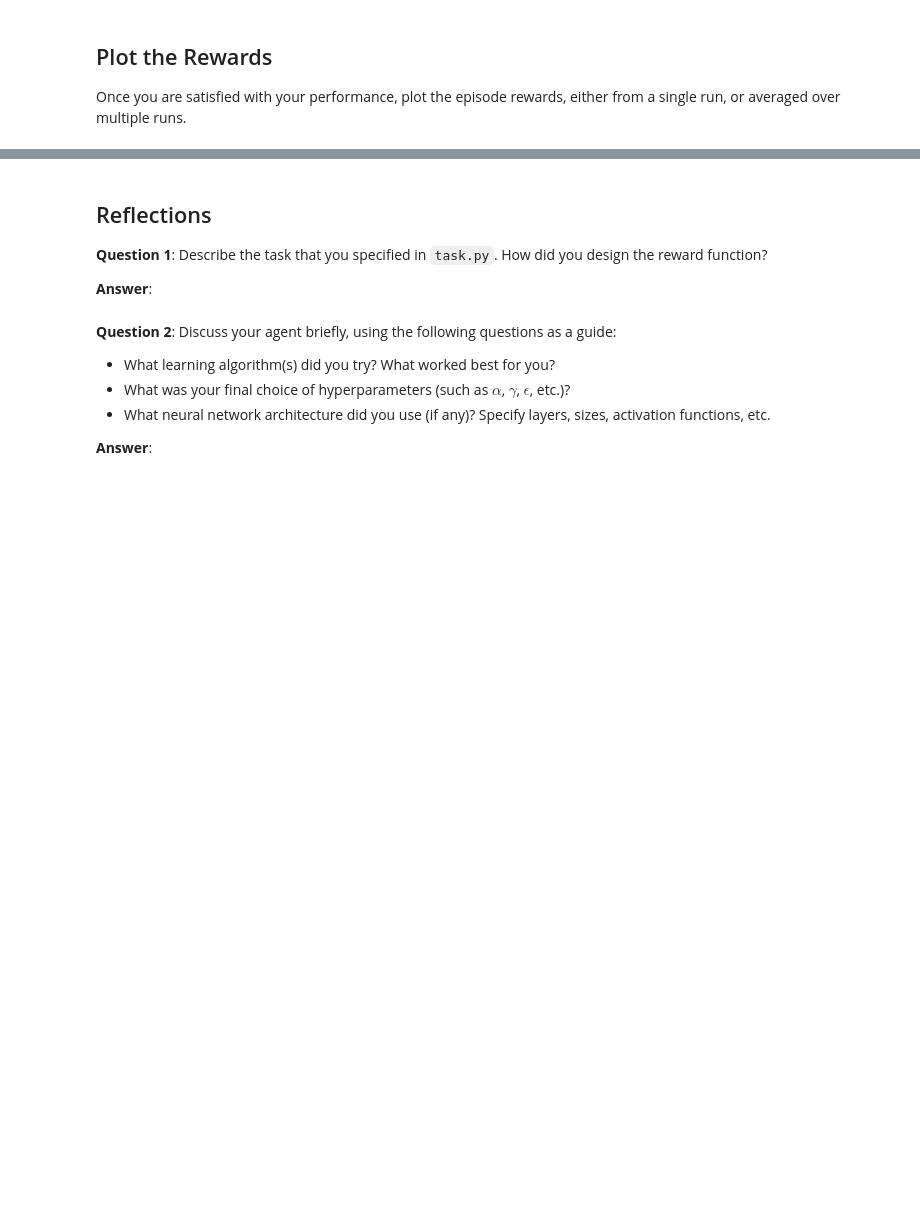
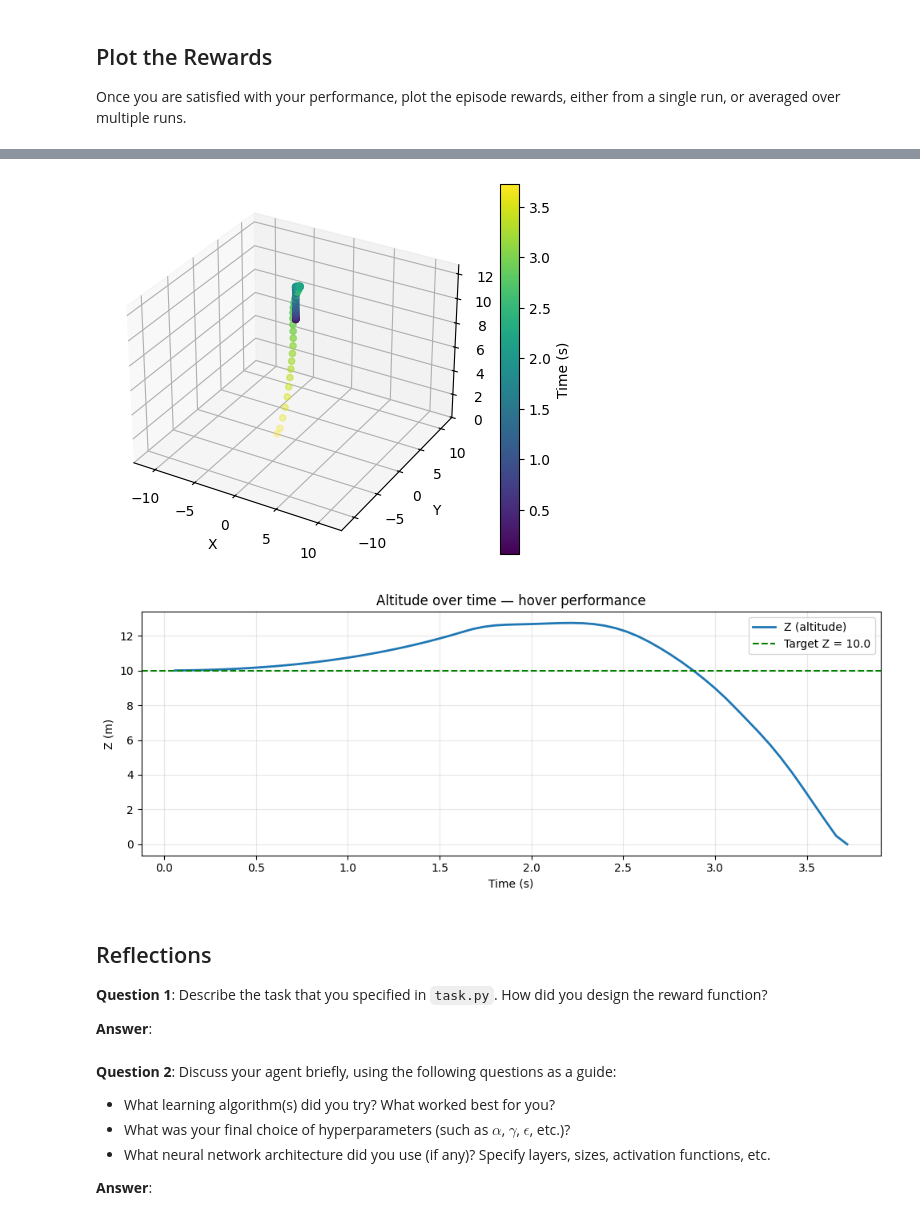
Before and after one commit to Hj-c0ding/RL-Quadcopter, a Jupyter notebook: RL-Quadcopter-2-master/Quadcopter_Project.ipynb, the cells around one changed output, grey strips where cells are left out. Drawn from its saved outputs; the diff is of its cells as text; code cells hidden in the pictures; blank space fills up the shorter version.

```diff
--- a/RL-Quadcopter-2-master/Quadcopter_Project.ipynb
+++ b/RL-Quadcopter-2-master/Quadcopter_Project.ipynb
@@ -408,0 +421,73 @@ plot3d(q_results['x'], q_results['y'], q_results['z'], q_results['time'])
+# %%
+import numpy as np
+import matplotlib.pyplot as plt
+from task_hover import TaskHover
+
+def plot3d(x, y, z, t=None):
+    fig = plt.figure()
+    ax = fig.add_subplot(111, projection='3d')
+    if t is None:
+        t = range(len(x))
+    scatter = ax.scatter(x, y, z, c=t, cmap='viridis', marker='o', s=20)
+    fig.colorbar(scatter, ax=ax, label='Time (s)')
+    ax.set_xlabel('X')
+    ax.set_ylabel('Y')
+    ax.set_zlabel('Z')
+    max_range = max(np.max(np.abs(x)), np.max(np.abs(y)), np.max(np.abs(z)))
+    ax.set_xlim(-max_range, max_range)
+    ax.set_ylim(-max_range, max_range)
+    ax.set_zlim(0, max_range)
+    plt.show()
+
+# Collect trajectory data from trained agent (deterministic, no exploration noise)
+print("Collecting test trajectory from trained agent...")
+
+# Use trained agent from training cell; if not run yet, create agent and load best saved if available
+try:
+    _ = agent
+except NameError:
+    from agents.agent import Agent
+    agent = Agent(state_size=27, action_size=4, action_low=0, action_high=900, seed=42)
+    agent.load_actor()  # use best checkpoint from previous training if it exists
+
+test_task = TaskHover(target_pos=np.array([0., 0., 10.]), runtime=15.0)
+test_results = {"time": [], "x": [], "y": [], "z": [], "vz": [], "reward": []}
+
+state = test_task.reset()
+total_test_reward = 0
+
+while True:
+    # Use agent in deterministic mode (no exploration noise)
+    action = agent.act(state, training=False)
+    next_state, reward, done = test_task.step(action)
+
+    test_results["time"].append(test_task.sim.time)
+    test_results["x"].append(test_task.sim.pose[0])
+    test_results["y"].append(test_task.sim.pose[1])
+    test_results["z"].append(test_task.sim.pose[2])
+    test_results["vz"].append(test_task.sim.v[2])
+    test_results["reward"].append(reward)
+
+    total_test_reward += reward
+    state = next_state
+
+    if done:
+        break
+
+# Plot 3D trajectory
+print(f"Test episode total reward: {total_test_reward:.3f}")
+plot3d(test_results['x'], test_results['y'], test_results['z'], test_results['time'])
+
+# Plot Z (altitude) over time to see hover performance
+target_z = test_task.target_pos[2]
+fig, ax = plt.subplots(figsize=(10, 4))
+ax.plot(test_results['time'], test_results['z'], linewidth=2, label='Z (altitude)')
+ax.axhline(y=target_z, color='green', linestyle='--', linewidth=1.5, label=f'Target Z = {target_z}')
+ax.set_xlabel('Time (s)')
+ax.set_ylabel('Z (m)')
+ax.set_title('Altitude over time — hover performance')
+ax.legend()
+ax.grid(True, alpha=0.3)
+plt.tight_layout()
+plt.show()
+# %% [output]
@@ -409,3 +496,5 @@ plot3d(q_results['x'], q_results['y'], q_results['z'], q_results['time'])
+[figure, added]
+[figure, added]
 # %% [markdown]
 ## Reflections
 
```
Also changed, not shown: parts of 20 cells of this notebook, 4 other files.
